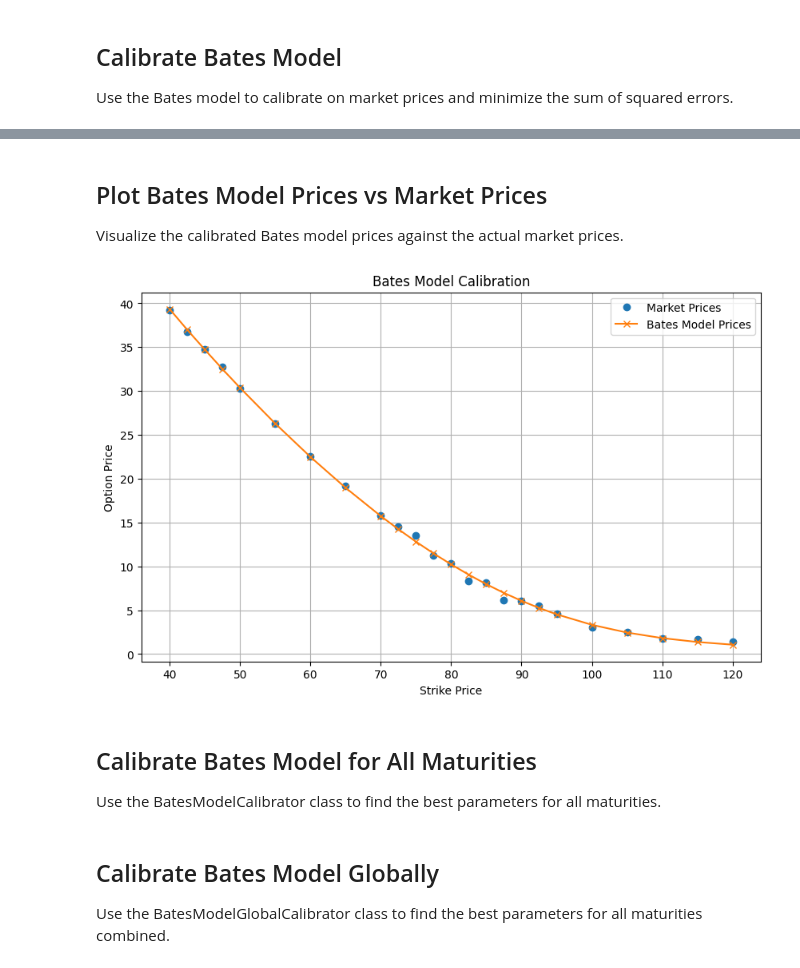
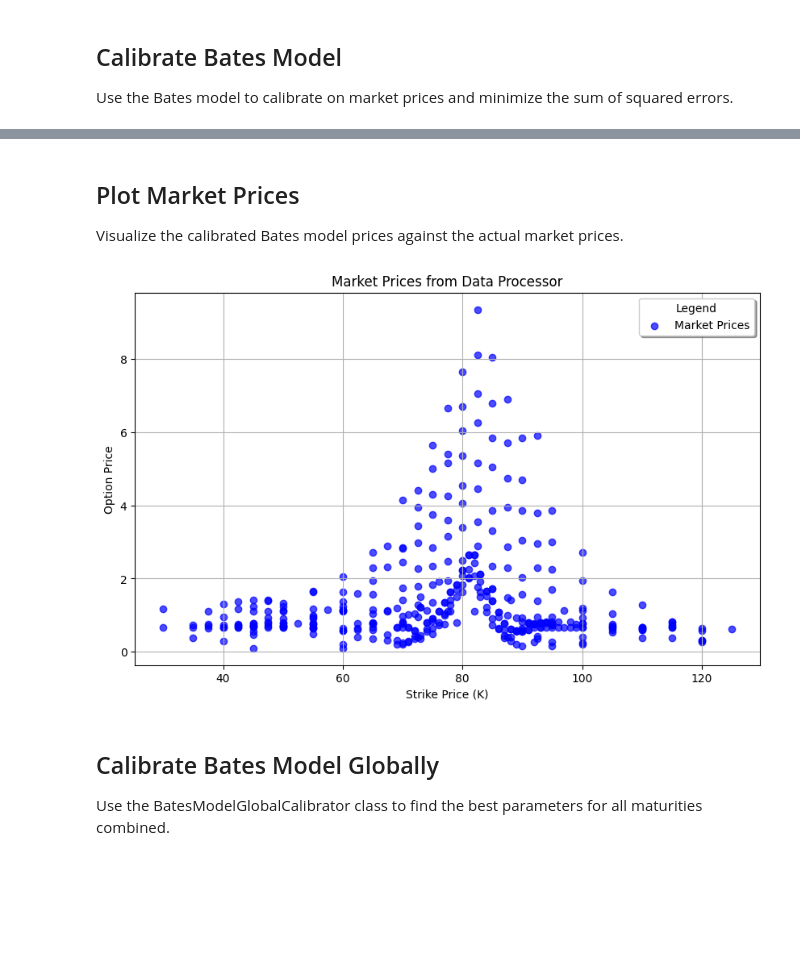
Before and after one commit to MichaelCarloH/bonus-certificate-bates-hedging, a Jupyter notebook: notebooks/bc_pricing.ipynb, the cells around one changed output, grey strips where cells are left out. Saved outputs shown, nothing was run; the diff lists cells and outputs as text; code cells hidden in the pictures; blank space fills up the shorter version.

Commit message:
Refactored data processor class

```diff
--- a/notebooks/bc_pricing.ipynb
+++ b/notebooks/bc_pricing.ipynb
@@ -102,29 +130,34 @@ Calibrated Bates Model Parameters: {'V0': np.float64(0.1590455361140341), 'kappa
 # %% [markdown]
-## Plot Bates Model Prices vs Market Prices
+## Plot Market Prices
 Visualize the calibrated Bates model prices against the actual market prices.
 # %%
-# Generate Bates model prices
-from src.bates_formula.bates_model import BatesModel
+# Use MarketDataProcessor to load and process data
+from src.data_processing.market_data_processor import MarketDataProcessor
 
-bates = BatesModel(S0, r, q, calibrated_params['V0'], calibrated_params['kappa'], calibrated_params['eta'], calibrated_params['theta'], calibrated_params['rho'], T, strikes=strikes,
-                   jump_intensity=calibrated_params['jump_intensity'], jump_mean=calibrated_params['jump_mean'], jump_stddev=calibrated_params['jump_stddev'])
-bates_prices = bates.price_options()
+# Initialize the MarketDataProcessor
+data_folder = '../data/marketDataClose25-04'
+S0 = 81.25
+processor = MarketDataProcessor(data_folder, S0)
+processor.load_and_process_data()
 
-# Plot market prices vs Bates model prices
+# Access the combined data
+combined_data = processor.combined_data
+
+# Plot market prices
 plt.figure(figsize=(10, 6))
-plt.plot(strikes, market_prices, 'o', label='Market Prices')
-plt.plot(strikes, bates_prices, 'x-', label='Bates Model Prices')
-plt.xlabel('Strike Price')
+plt.scatter(combined_data['Strike'], combined_data['Mid_Price'], label='Market Prices', color='blue', marker='o', alpha=0.7)
+
+# Add labels, title, and legend
+plt.xlabel('Strike Price (K)')
 plt.ylabel('Option Price')
-plt.title('Bates Model Calibration')
-plt.legend()
+plt.title('Market Prices from Data Processor')
+plt.legend(title='Legend', loc='best', fancybox=True, shadow=True)
 plt.grid(True)
+
+# Show the plot
 plt.show()
 # %% [output]
-[figure, old version]
+[figure, new version]
-# %% [markdown]
-## Calibrate Bates Model for All Maturities
-Use the BatesModelCalibrator class to find the best parameters for all maturities.
 # %% [markdown]
 ## Calibrate Bates Model Globally
 Use the BatesModelGlobalCalibrator class to find the best parameters for all maturities combined.
```
Also changed, not shown: parts of 13 cells of this notebook, 2 other files.
